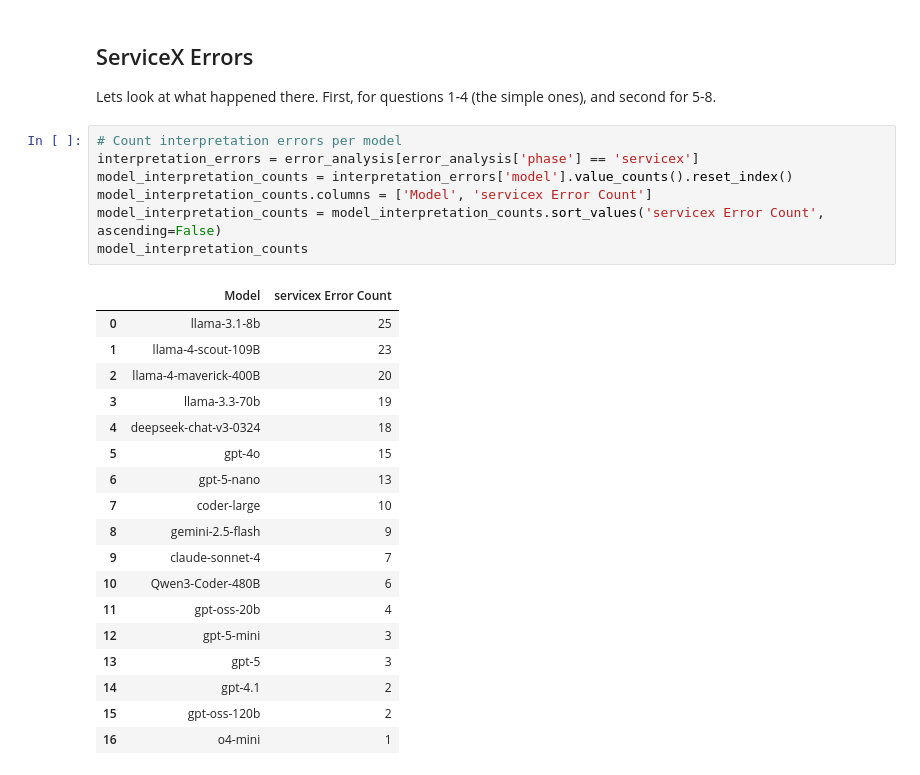
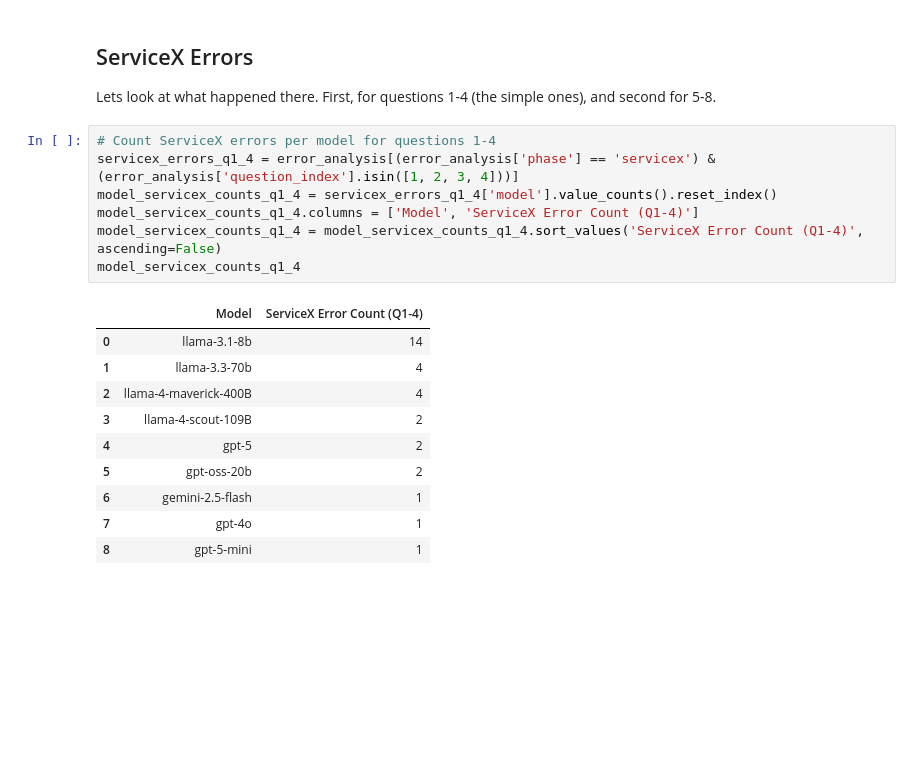
Before and after one commit to gordonwatts/atlas-plot-agent, a Jupyter notebook: notebooks/adl-benchmarks/direct-query-error-analysis.ipynb, the cells around one changed output. Drawn from its saved outputs; the diff is of its cells as text; blank space fills up the shorter version.

Commit message:
Further servicex analysis

```diff
--- a/notebooks/adl-benchmarks/direct-query-error-analysis.ipynb
+++ b/notebooks/adl-benchmarks/direct-query-error-analysis.ipynb
@@ -181,28 +181,20 @@ crash.
 
 Lets look at what happened there. First, for questions 1-4 (the simple ones), and second for 5-8.
 # %%
-# Count interpretation errors per model
-interpretation_errors = error_analysis[error_analysis['phase'] == 'servicex']
-model_interpretation_counts = interpretation_errors['model'].value_counts().reset_index()
-model_interpretation_counts.columns = ['Model', 'servicex Error Count']
-model_interpretation_counts = model_interpretation_counts.sort_values('servicex Error Count', ascending=False)
-model_interpretation_counts
+# Count ServiceX errors per model for questions 1-4
+servicex_errors_q1_4 = error_analysis[(error_analysis['phase'] == 'servicex') & (error_analysis['question_index'].isin([1, 2, 3, 4]))]
+model_servicex_counts_q1_4 = servicex_errors_q1_4['model'].value_counts().reset_index()
+model_servicex_counts_q1_4.columns = ['Model', 'ServiceX Error Count (Q1-4)']
+model_servicex_counts_q1_4 = model_servicex_counts_q1_4.sort_values('ServiceX Error Count (Q1-4)', ascending=False)
+model_servicex_counts_q1_4
 # %% [output]
-|  | Model | servicex Error Count |
-| 0 | llama-3.1-8b | 25 |
-| 1 | llama-4-scout-109B | 23 |
-| 2 | llama-4-maverick-400B | 20 |
-| 3 | llama-3.3-70b | 19 |
-| 4 | deepseek-chat-v3-0324 | 18 |
-| 5 | gpt-4o | 15 |
-| 6 | gpt-5-nano | 13 |
-| 7 | coder-large | 10 |
-| 8 | gemini-2.5-flash | 9 |
-| 9 | claude-sonnet-4 | 7 |
-| 10 | Qwen3-Coder-480B | 6 |
-| 11 | gpt-oss-20b | 4 |
-| 12 | gpt-5-mini | 3 |
-| 13 | gpt-5 | 3 |
-| 14 | gpt-4.1 | 2 |
-| 15 | gpt-oss-120b | 2 |
-| 16 | o4-mini | 1 |
+|  | Model | ServiceX Error Count (Q1-4) |
+| 0 | llama-3.1-8b | 14 |
+| 1 | llama-3.3-70b | 4 |
+| 2 | llama-4-maverick-400B | 4 |
+| 3 | llama-4-scout-109B | 2 |
+| 4 | gpt-5 | 2 |
+| 5 | gpt-oss-20b | 2 |
+| 6 | gemini-2.5-flash | 1 |
+| 7 | gpt-4o | 1 |
+| 8 | gpt-5-mini | 1 |
```
Also changed, not shown: parts of 8 cells of this notebook.
